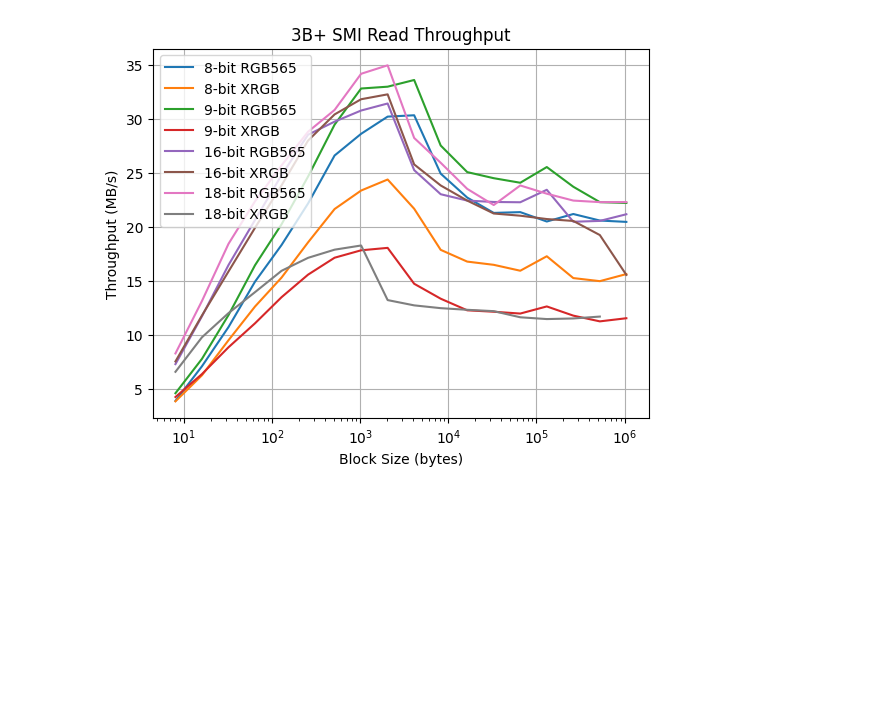
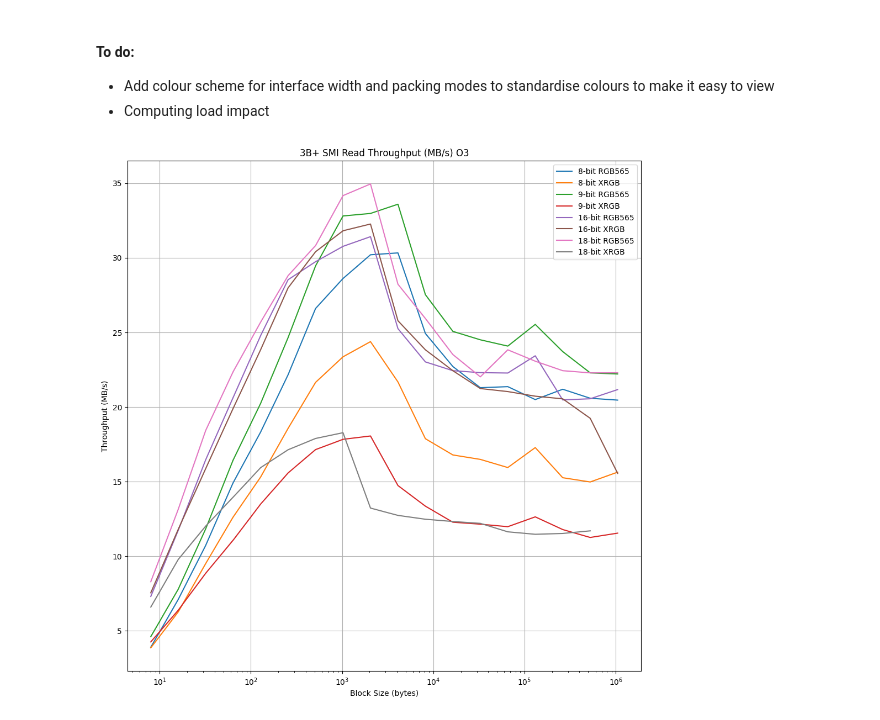
Before and after one commit to F1-uxy/rpi-smi, a Jupyter notebook: docs/benchmarks/results.ipynb, the cells around one changed output. Cells and saved outputs as stored; diff of their text form; code cells hidden in the pictures; blank space fills up the shorter version.

Commit message:
Collected more data and added report template

```diff
--- a/docs/benchmarks/results.ipynb
+++ b/docs/benchmarks/results.ipynb
@@ -1,32 +1,42 @@
 # %%
 import pandas as pd
+import matplotlib.pyplot as plt
 
-df = pd.read_csv("data/read.csv")
+readData = pd.read_csv("data/read.csv")
+threadData = pd.read_csv("data/thread_test.csv")
+# %% [markdown]
+#### To do:
+<ul>
+    <li> Add colour scheme for interface width and packing modes to standardise colours to make it easy to view
+    <li> Computing load impact
+</ul>
 # %%
-import matplotlib.pyplot as plt
-
 plt.figure(figsize=(12, 12))
 
-for key, group in df[df["Device"] == "RPI3B+"].groupby(["Width","Pack"]):
+filtered = readData[
+    (readData["Device"] == "RPI3B+") &
+    (readData["Optimisation"] == "O3")
+]
+
+for key, group in filtered.groupby(["Width","Pack"]):
 
     group = group.sort_values("Block")
 
     label = f"{key[0]}-bit {key[1]}"
 
     x = group["Block"]
     y = group["MBps"]
-
     plt.plot(x, y, label=label)
 
 plt.xscale("log")
 plt.xlabel("Block Size (bytes)")
 plt.ylabel("Throughput (MB/s)")
-plt.title("3B+ SMI Read Throughput")
+plt.title("3B+ SMI Read Throughput (MB/s) O3")
 plt.legend()
 plt.grid(True)
 
 plt.show()
 # %% [output]
-[figure, old version]
+[figure, new version]
 # %%
 plt.figure(figsize=(12, 12))
```
Also changed, not shown: parts of 4 cells of this notebook, 7 other files.
